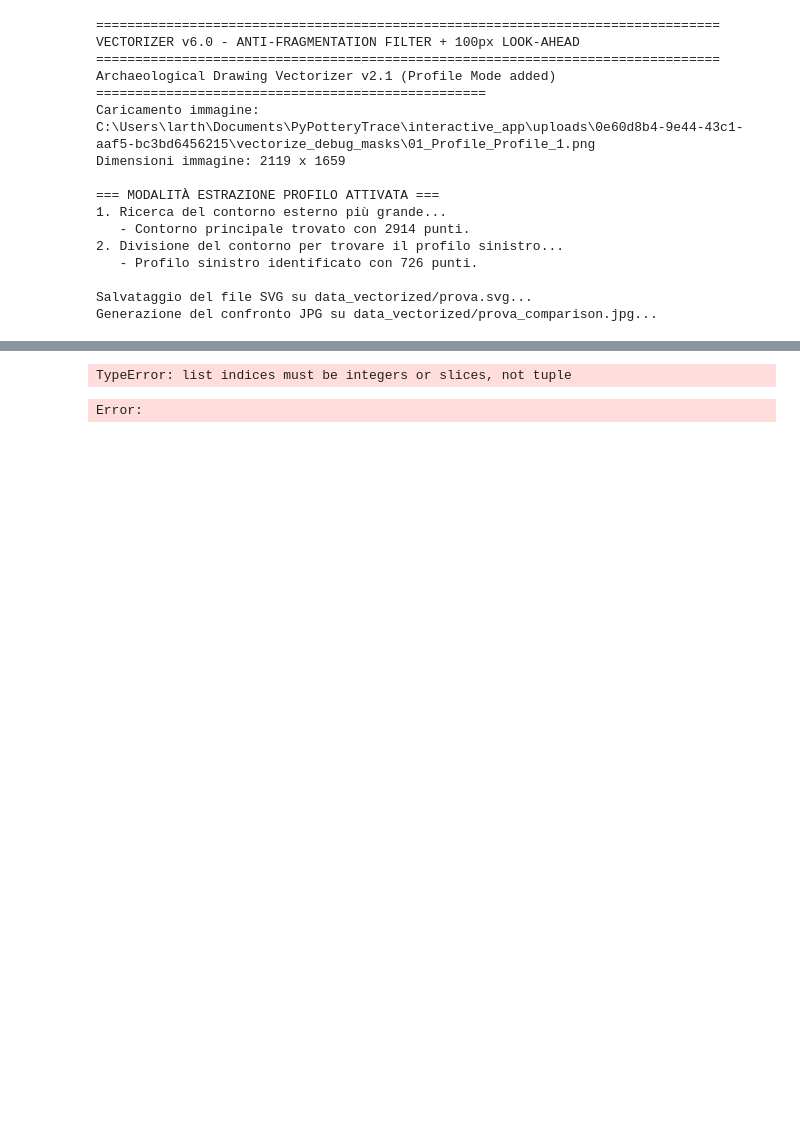
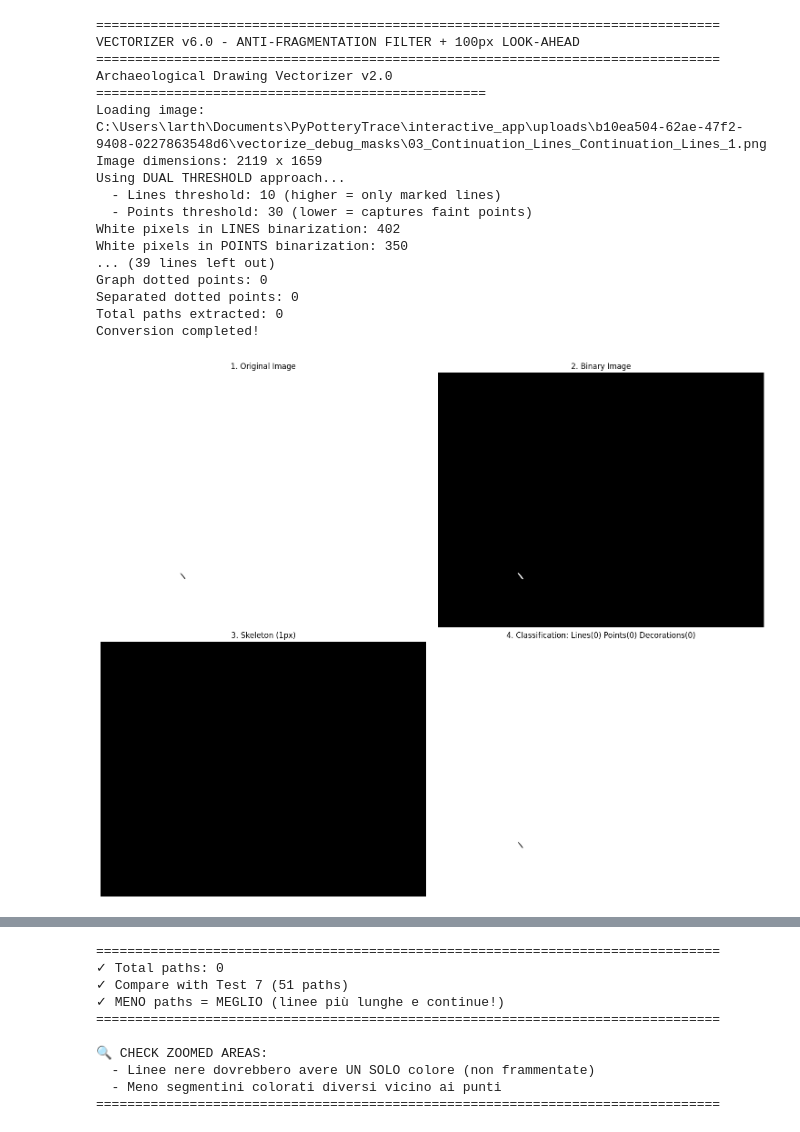
Before and after one commit to lrncrd/PyPotteryTrace, a Jupyter notebook: prova.ipynb, the cells around one changed output, grey strips where cells are left out. Cells and saved outputs as stored; diff of their text form; code cells hidden in the pictures; blank space fills up the shorter version.

```diff
--- a/prova.ipynb
+++ b/prova.ipynb
@@ -19,7 +19,7 @@ from scipy.ndimage import binary_fill_holes
 # %%
 
 
-input_image = "C:\\Users\\larth\\Documents\\PyPotteryTrace\\interactive_app\\uploads\\0e60d8b4-9e44-43c1-aaf5-bc3bd6456215\\vectorize_debug_masks\\01_Profile_Profile_1.png"
+input_image = "C:\\Users\\larth\\Documents\\PyPotteryTrace\\interactive_app\\uploads\\b10ea504-62ae-47f2-9408-0227863548d6\\vectorize_debug_masks\\03_Continuation_Lines_Continuation_Lines_1.png"
 
 print("=" * 80)
 print("VECTORIZER v6.0 - ANTI-FRAGMENTATION FILTER + 100px LOOK-AHEAD")
@@ -29,17 +29,16 @@ result = vectorize_archaeological_drawing(
     image_path=input_image,
     output_svg_path="data_vectorized/prova.svg",
     output_jpg_path="data_vectorized/prova_comparison.jpg",
-    lines_threshold=200,  # High to get clean lines
+    lines_threshold=10,  # High to get clean lines
     points_threshold=30,
     epsilon=1.0,
     min_dotted_area=10,
     max_dotted_area=200,
     dotted_circularity=0.2,
     dark_threshold=100,
-    min_decoration_area=20000,
-    filter_branches=True,
+    filter_branches=False,
     smoothing_factor=0.6,
-    extract_profile_mode=True,
+    extract_profile_mode=False,
 )
 
 # Display with focus on fragmented areas
@@ -85,42 +84,44 @@ ax5 = fig.add_subplot(gs[2, 0])
 ax5.imshow(img_original[zoom2_y:zoom2_y+zoom2_size, zoom2_x:zoom2_x+zoom2_size], cmap='gray')
 ax5.set_title('Area 2: Original', fontsize=12)
 ax5.axis('off')
 
 ax6 = fig.add_subplot(gs[2, 1])
 ax6.imshow(img_paths[zoom2_y:zoom2_y+zoom2_size, zoom2_x:zoom2_x+zoom2_size])
 ax6.set_title('Area 2: Paths\n(Check continuity!)', fontsize=12, fontweight='bold')
 ax6.axis('off')
 
 ax7 = fig.add_subplot(gs[2, 2])
 ax7.imshow(img_result[zoom2_y:zoom2_y+zoom2_size, zoom2_x:zoom2_x+zoom2_size])
 ax7.set_title('Area 2: Result', fontsize=12)
 ax7.axis('off')
 
 plt.show()
 
 print("\n" + "=" * 80)
 print(f"✓ Total paths: {result['total_paths_extracted']}")
 print(f"✓ Compare with Test 7 (51 paths)")
 print(f"✓ MENO paths = MEGLIO (linee più lunghe e continue!)")
 print("=" * 80)
 print("\n🔍 CHECK ZOOMED AREAS:")
 print("  - Linee nere dovrebbero avere UN SOLO colore (non frammentate)")
 print("  - Meno segmentini colorati diversi vicino ai punti")
 print("=" * 80)
 # %% [output]
 ================================================================================
 VECTORIZER v6.0 - ANTI-FRAGMENTATION FILTER + 100px LOOK-AHEAD
 ================================================================================
-Archaeological Drawing Vectorizer v2.1 (Profile Mode added)
+Archaeological Drawing Vectorizer v2.0
 ==================================================
-Caricamento immagine: C:\Users\larth\Documents\PyPotteryTrace\interactive_app\uploads\0e60d8b4-9e44-43c1-aaf5-bc3bd6456215\vectorize_debug_masks\01_Profile_Profile_1.png
-Dimensioni immagine: 2119 x 1659
-
-=== MODALITÀ ESTRAZIONE PROFILO ATTIVATA ===
-1. Ricerca del contorno esterno più grande...
-   - Contorno principale trovato con 2914 punti.
-2. Divisione del contorno per trovare il profilo sinistro...
-   - Profilo sinistro identificato con 726 punti.
-
-Salvataggio del file SVG su data_vectorized/prova.svg...
-Generazione del confronto JPG su data_vectorized/prova_comparison.jpg...
+Loading image: C:\Users\larth\Documents\PyPotteryTrace\interactive_app\uploads\b10ea504-62ae-47f2-9408-0227863548d6\vectorize_debug_masks\03_Continuation_Lines_Continuation_Lines_1.png
+Image dimensions: 2119 x 1659
+Using DUAL THRESHOLD approach...
+  - Lines threshold: 10 (higher = only marked lines)
+  - Points threshold: 30 (lower = captures faint points)
+White pixels in LINES binarization: 402
+White pixels in POINTS binarization: 350
+... (39 lines left out)
+Graph dotted points: 0
+Separated dotted points: 0
+Total paths extracted: 0
+Conversion completed!
+[figure, added]
@@ -127,2 +129,10 @@ Generazione del confronto JPG su data_vectorized/prova_comparison.jpg...
-TypeError: list indices must be integers or slices, not tuple
+================================================================================
+✓ Total paths: 0
+✓ Compare with Test 7 (51 paths)
+✓ MENO paths = MEGLIO (linee più lunghe e continue!)
+================================================================================
+
+🔍 CHECK ZOOMED AREAS:
+  - Linee nere dovrebbero avere UN SOLO colore (non frammentate)
+  - Meno segmentini colorati diversi vicino ai punti
+================================================================================
-Error:
```
Also changed, not shown: parts of 7 cells of this notebook, 12 other files.
